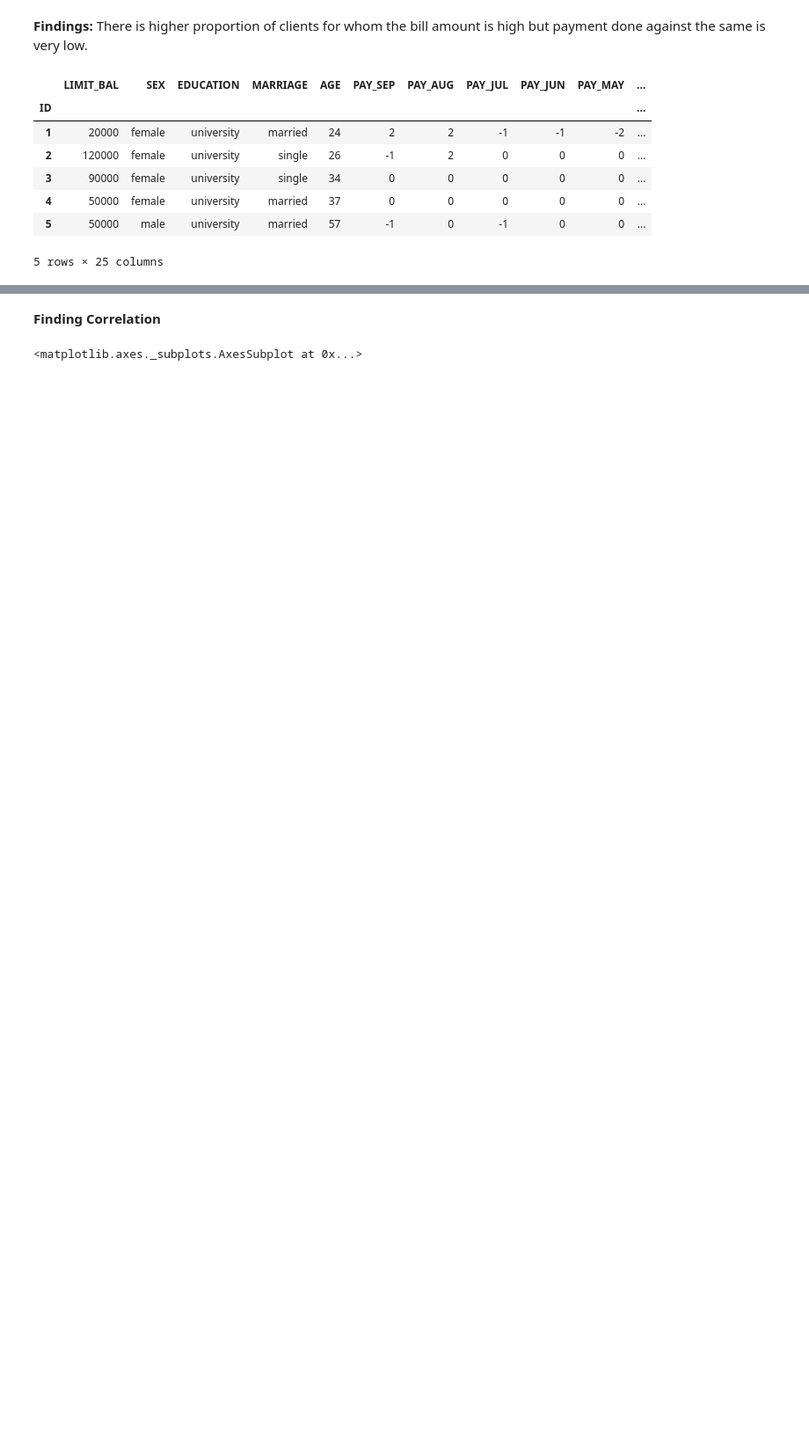
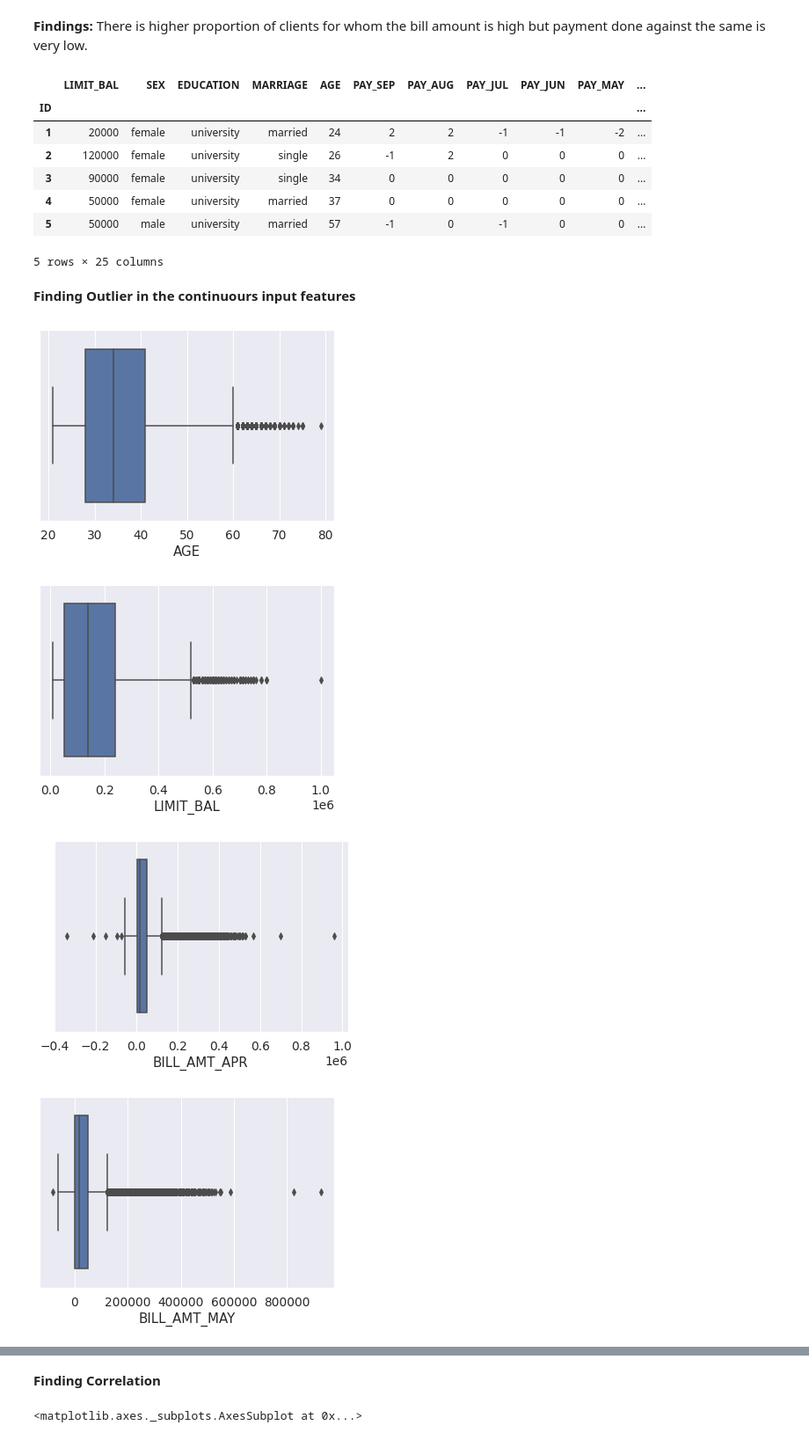
Before and after one commit to sudeep-009/Classification-Capstone-Project--Card-Default-Prediction, a Jupyter notebook: Copy_of_Credit_Card_Default_Prediction_Capstone_Project.ipynb, the cells around one changed output, grey strips where cells are left out. Shown at 88% size. Cells and saved outputs as stored; diff of their text form; code cells hidden in the pictures; blank space fills up the shorter version.

```diff
--- a/Copy_of_Credit_Card_Default_Prediction_Capstone_Project.ipynb
+++ b/Copy_of_Credit_Card_Default_Prediction_Capstone_Project.ipynb
@@ -384,3 +384,15 @@ card_df.head()
 | 4 | 50000 | female | university | married | 37 | 0 | 0 | 0 | 0 | 0 | ... |
 | 5 | 50000 | male | university | married | 57 | -1 | 0 | -1 | 0 | 0 | ... |
 5 rows × 25 columns
+# %% [markdown]
+**Finding Outlier in the continuours input features**
+# %%
+continuous_features = ['AGE','LIMIT_BAL','BILL_AMT_APR','BILL_AMT_MAY','BILL_AMT_JUN','BILL_AMT_JUL','BILL_AMT_AUG','BILL_AMT_SEPT','PAY_AMT_APR','PAY_AMT_MAY','PAY_AMT_JUN','PAY_AMT_JUL','PAY_AMT_AUG','PAY_AMT_SEPT']
+for i in continuous_features:
+  sns.boxplot(card_df[i])
+  plt.show()
+# %% [output]
+[figure, added]
+[figure, added]
+[figure, added]
+[figure, added]
```
Also changed, not shown: parts of 41 cells of this notebook.
